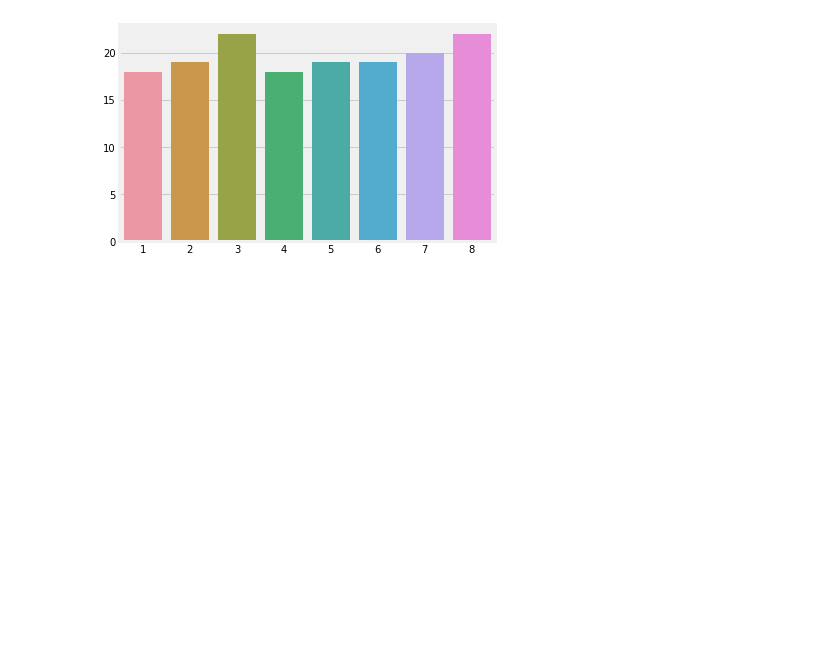
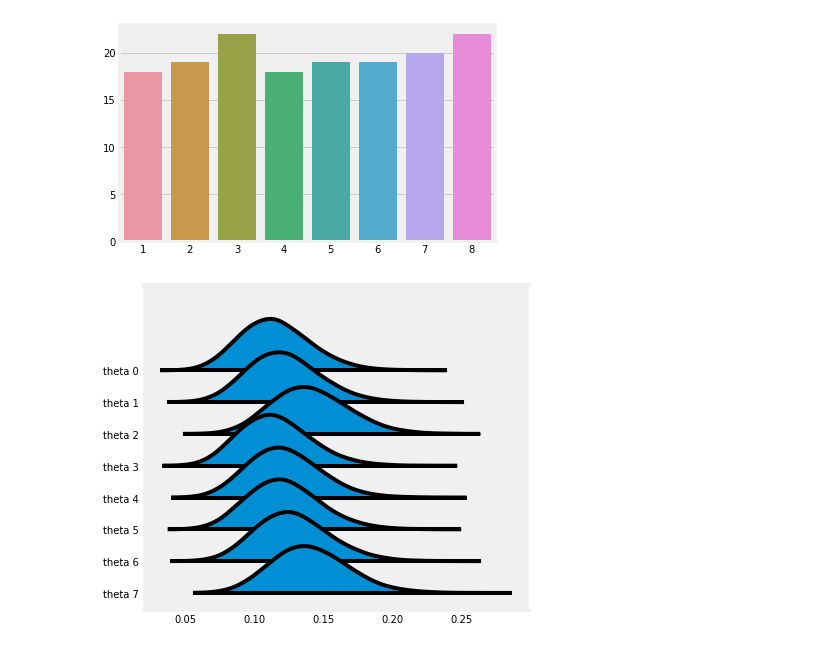
Before and after one commit to clausherther/public, a Jupyter notebook: Rethinking - Andrew's Spinner.ipynb, the cells around one changed output. Cells and saved outputs as stored; diff of their text form; code cells hidden in the pictures; blank space fills up the shorter version.

```diff
--- a/Rethinking - Andrew's Spinner.ipynb
+++ b/Rethinking - Andrew's Spinner.ipynb
@@ -112,3 +112,7 @@ data
 sns.barplot(x=np.arange(1, k+1), y=np.median(trace_frequency["data_obs_imputed"], axis=0));
 # %% [output]
 [figure]
+# %%
+az.plot_forest(trace_frequency, var_names=["theta"], kind="ridgeplot", combined=True);
+# %% [output]
+[figure, added]
```
Also changed, not shown: parts of 2 cells of this notebook.
